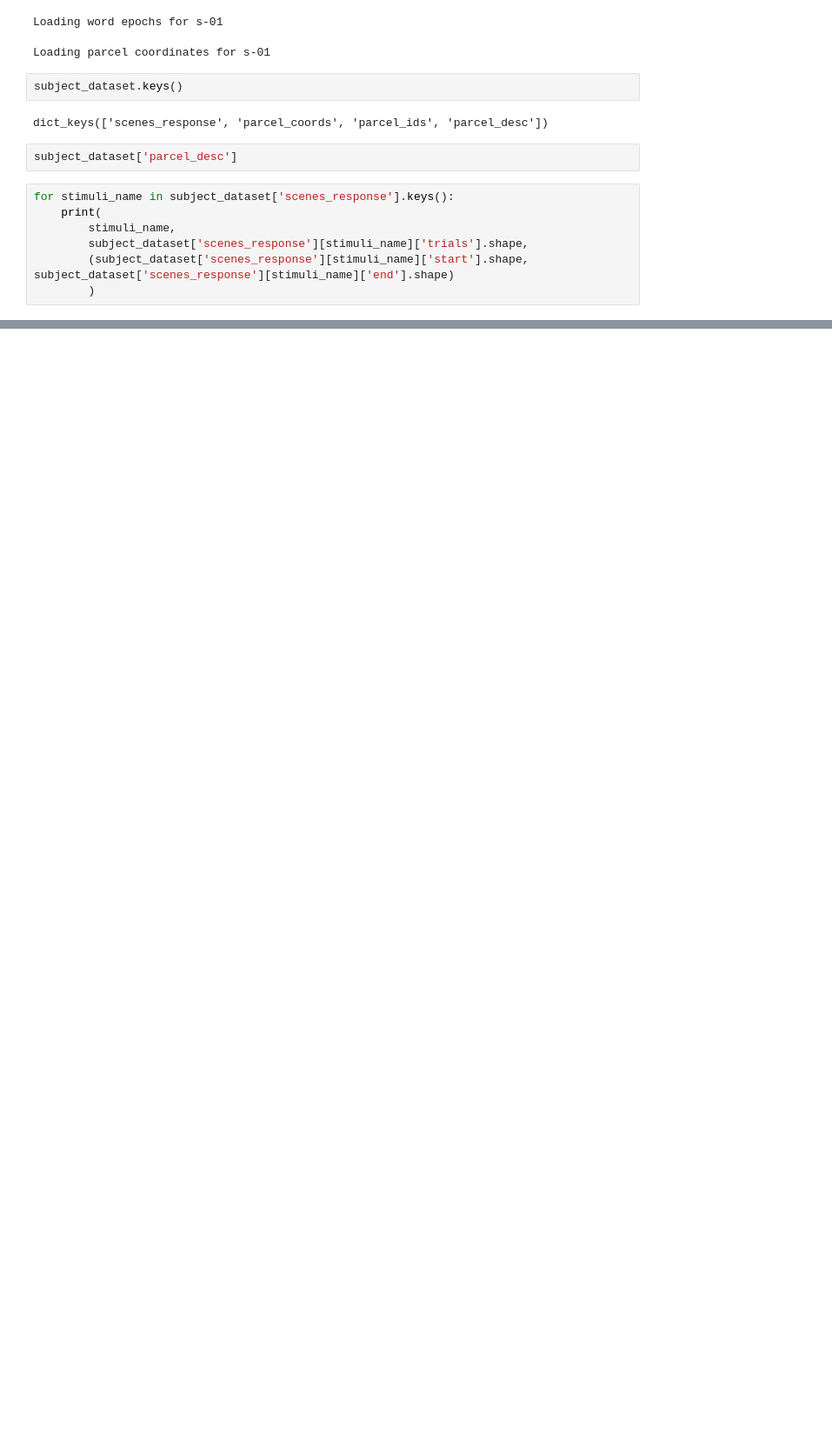
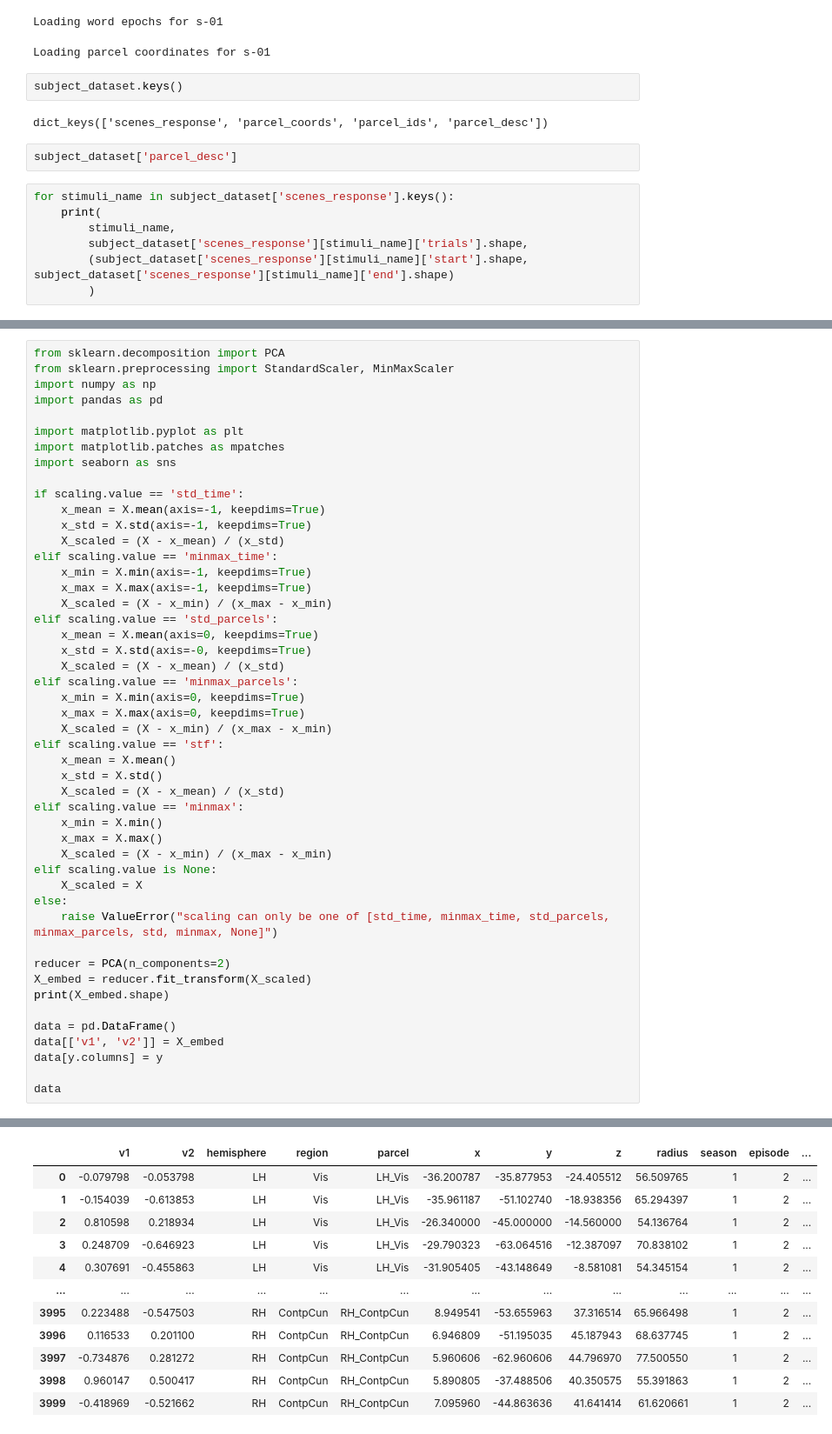
Before and after one commit to petron-olateju/TRACE_Algonauts, a Jupyter notebook: notebook.ipynb, the cells around one changed output, grey strips where cells are left out. Shown at 87% size. Saved outputs shown, nothing was run; the diff lists cells and outputs as text; blank space fills up the shorter version.

```diff
--- a/notebook.ipynb
+++ b/notebook.ipynb
@@ -183,0 +297,49 @@ for stimuli_name in subject_dataset['scenes_response'].keys():
+# %%
+from sklearn.decomposition import PCA
+from sklearn.preprocessing import StandardScaler, MinMaxScaler
+import numpy as np
+import pandas as pd
+
+import matplotlib.pyplot as plt
+import matplotlib.patches as mpatches
+import seaborn as sns
+
+if scaling.value == 'std_time':
+    x_mean = X.mean(axis=-1, keepdims=True)
+    x_std = X.std(axis=-1, keepdims=True)
+    X_scaled = (X - x_mean) / (x_std)
+elif scaling.value == 'minmax_time':
+    x_min = X.min(axis=-1, keepdims=True)
+    x_max = X.max(axis=-1, keepdims=True)
+    X_scaled = (X - x_min) / (x_max - x_min)
+elif scaling.value == 'std_parcels':
+    x_mean = X.mean(axis=0, keepdims=True)
+    x_std = X.std(axis=-0, keepdims=True)
+    X_scaled = (X - x_mean) / (x_std)
+elif scaling.value == 'minmax_parcels':
+    x_min = X.min(axis=0, keepdims=True)
+    x_max = X.max(axis=0, keepdims=True)
+    X_scaled = (X - x_min) / (x_max - x_min)
+elif scaling.value == 'stf':
+    x_mean = X.mean()
+    x_std = X.std()
+    X_scaled = (X - x_mean) / (x_std)
+elif scaling.value == 'minmax':
+    x_min = X.min()
+    x_max = X.max()
+    X_scaled = (X - x_min) / (x_max - x_min)
+elif scaling.value is None:
+    X_scaled = X
+else:
+    raise ValueError("scaling can only be one of [std_time, minmax_time, std_parcels, minmax_parcels, std, minmax, None]")
+
+reducer = PCA(n_components=2)
+X_embed = reducer.fit_transform(X_scaled)
+print(X_embed.shape)
+
+data = pd.DataFrame()
+data[['v1', 'v2']] = X_embed
+data[y.columns] = y
+
+data
+# %% [output]
@@ -183,0 +347,12 @@ for stimuli_name in subject_dataset['scenes_response'].keys():
+|  | v1 | v2 | hemisphere | region | parcel | x | y | z | radius | season | episode | ... |
+| 0 | -0.079798 | -0.053798 | LH | Vis | LH_Vis | -36.200787 | -35.877953 | -24.405512 | 56.509765 | 1 | 2 | ... |
+| 1 | -0.154039 | -0.613853 | LH | Vis | LH_Vis | -35.961187 | -51.102740 | -18.938356 | 65.294397 | 1 | 2 | ... |
+| 2 | 0.810598 | 0.218934 | LH | Vis | LH_Vis | -26.340000 | -45.000000 | -14.560000 | 54.136764 | 1 | 2 | ... |
+| 3 | 0.248709 | -0.646923 | LH | Vis | LH_Vis | -29.790323 | -63.064516 | -12.387097 | 70.838102 | 1 | 2 | ... |
+| 4 | 0.307691 | -0.455863 | LH | Vis | LH_Vis | -31.905405 | -43.148649 | -8.581081 | 54.345154 | 1 | 2 | ... |
+| ... | ... | ... | ... | ... | ... | ... | ... | ... | ... | ... | ... | ... |
+| 3995 | 0.223488 | -0.547503 | RH | ContpCun | RH_ContpCun | 8.949541 | -53.655963 | 37.316514 | 65.966498 | 1 | 2 | ... |
+| 3996 | 0.116533 | 0.201100 | RH | ContpCun | RH_ContpCun | 6.946809 | -51.195035 | 45.187943 | 68.637745 | 1 | 2 | ... |
+| 3997 | -0.734876 | 0.281272 | RH | ContpCun | RH_ContpCun | 5.960606 | -62.960606 | 44.796970 | 77.500550 | 1 | 2 | ... |
+| 3998 | 0.960147 | 0.500417 | RH | ContpCun | RH_ContpCun | 5.890805 | -37.488506 | 40.350575 | 55.391863 | 1 | 2 | ... |
+| 3999 | -0.418969 | -0.521662 | RH | ContpCun | RH_ContpCun | 7.095960 | -44.863636 | 41.641414 | 61.620661 | 1 | 2 | ... |
```
Also changed, not shown: parts of 23 cells of this notebook, 43 other files.
